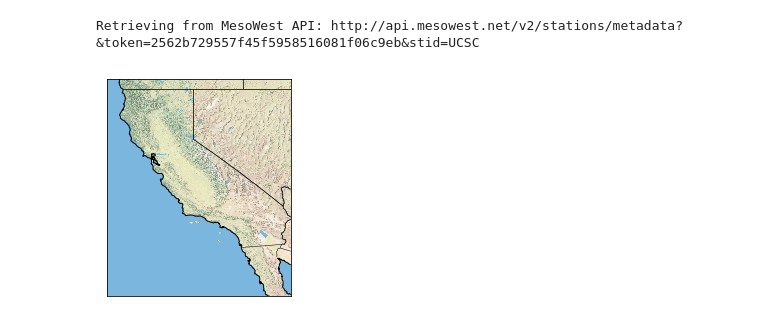
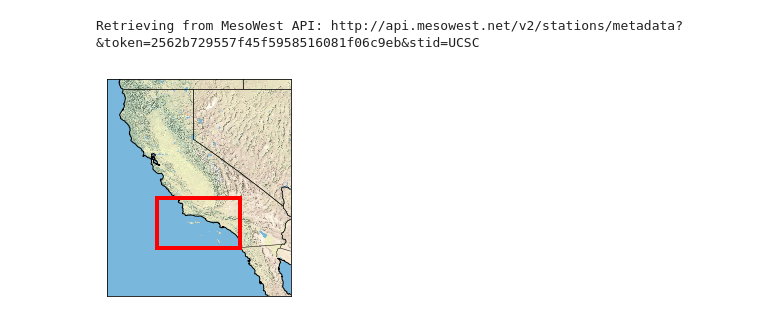
Before and after one commit to blaylockbk/pyBKB_v3, a Jupyter notebook: NRL_application/study_region.ipynb, the cells around one changed output. Drawn from its saved outputs; the diff is of its cells as text; code cells hidden in the pictures.

```diff
--- a/NRL_application/study_region.ipynb
+++ b/NRL_application/study_region.ipynb
@@ -19,12 +52,18 @@ import numpy as np
 states = np.genfromtxt('/uufs/chpc.utah.edu/common/home/u0553130/pyBKB_v3/BB_maps/data/states_latlon.csv', names=True, delimiter=',', dtype=None, encoding='UTF-8')
 # %%
 mCA = draw_centermap('California', size=(6.5,5.5))
-# %%
-mCA.drawcoastlines()
-mCA.drawstates()
-mCA.drawcountries()
-mCA.arcgisimage(service='World_Physical_Map', dpi=1500, xpixels=50000)
-plt.savefig('CA', transparent=True)
-# %% [output]
-[figure, removed]
+# %%
+mCA.drawcoastlines()
+mCA.drawstates()
+mCA.drawcountries()
+mCA.arcgisimage(service='World_Physical_Map', dpi=1500, xpixels=1000)
+
+plt.plot([m.lonmin, m.lonmin], [m.latmax, m.latmin], color='r', linewidth=4)
+plt.plot([m.lonmax, m.lonmin], [m.latmax, m.latmax], color='r', linewidth=4)
+plt.plot([m.lonmax, m.lonmin], [m.latmin, m.latmin], color='r', linewidth=4)
+plt.plot([m.lonmax, m.lonmax], [m.latmax, m.latmin], color='r', linewidth=4)
+
+plt.savefig('CA', transparent=True, bbox_inches='tight', dpi=300)
+# %% [output]
+[figure, added]
 # %%
```
Also changed, not shown: parts of 21 cells of this notebook, 7 other files.
